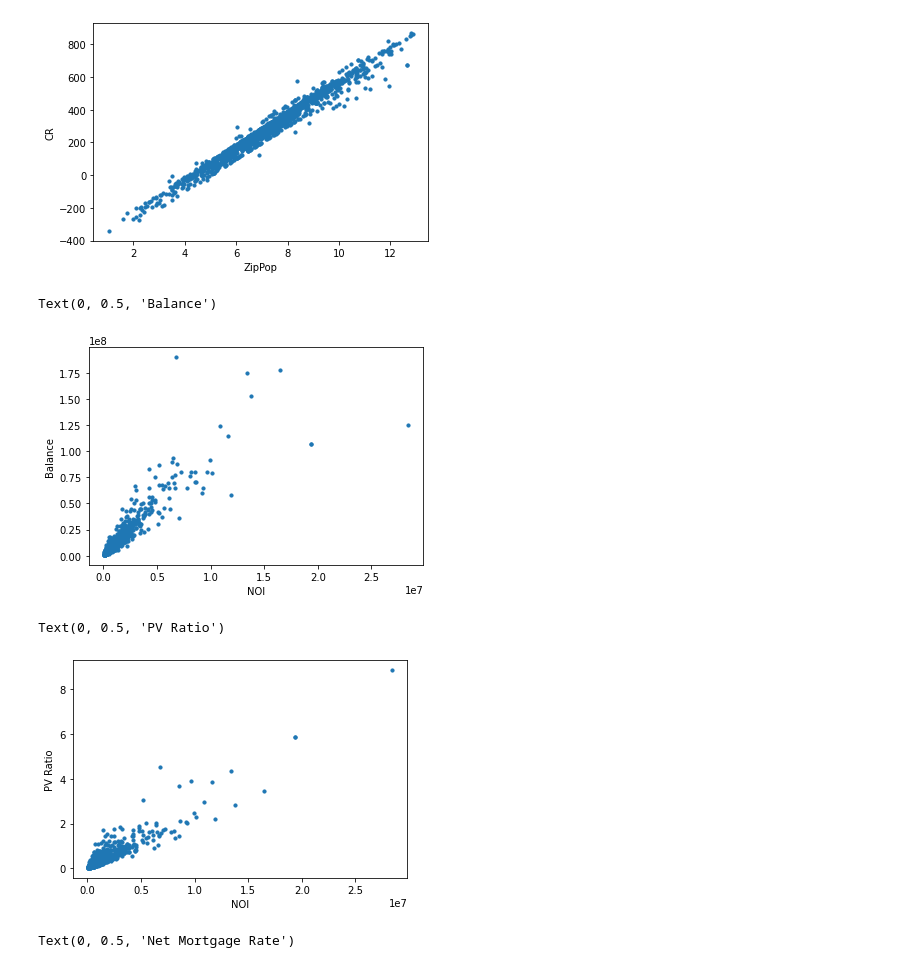
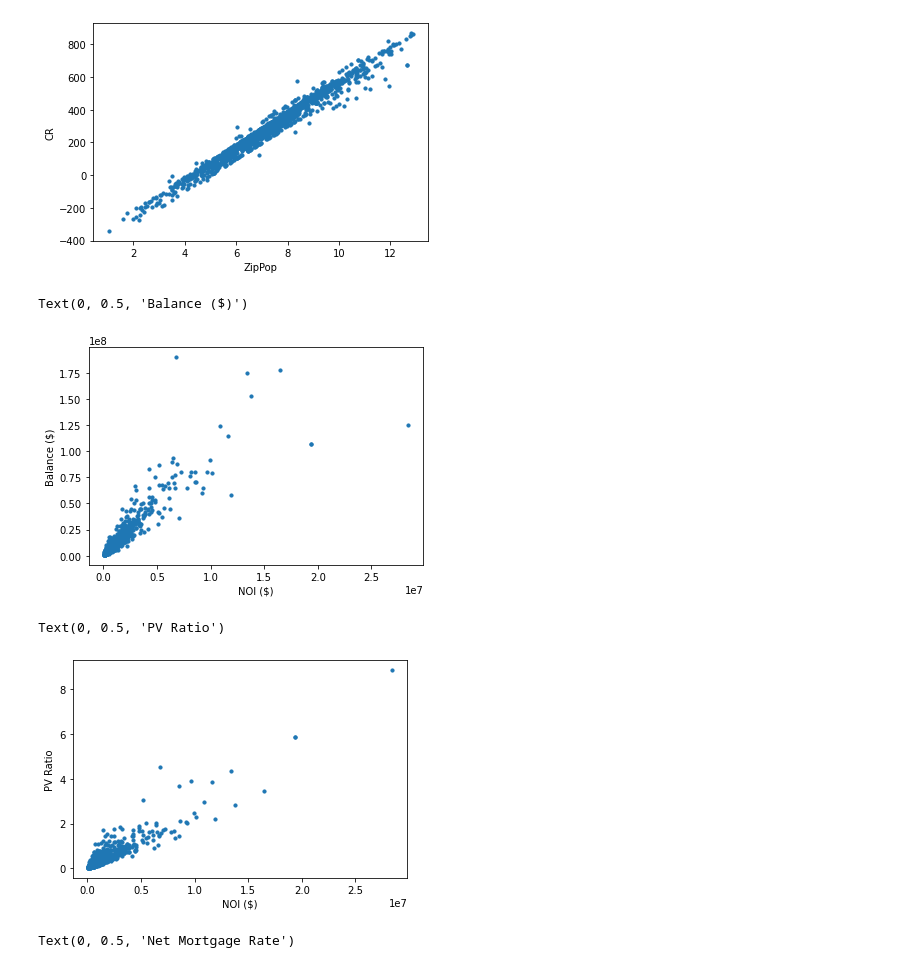
Before and after one commit to ainoal/machine_learning_project, a Jupyter notebook: machine_learning.ipynb, the cells around one changed output. Cells and saved outputs as stored; diff of their text form; code cells hidden in the pictures.

```diff
--- a/machine_learning.ipynb
+++ b/machine_learning.ipynb
@@ -286,22 +286,22 @@ Text(0, 0.5, 'CR')
 [figure]
 # %%
 plt.scatter(pay_loss_not_stand.NOI, pay_loss_not_stand.Balance, s=10)
-plt.xlabel('NOI')
-plt.ylabel('Balance')
+plt.xlabel('NOI ($)')
+plt.ylabel('Balance ($)')
 # plt.scatter(pay_loss.NOI, pay_loss.NOI_Ratio) <--- obviously correlated
 # plt.scatter(pay_loss.Balance, pay_loss.NOI_Ratio) <--- also obviously correlated
 # %% [output]
-Text(0, 0.5, 'Balance')
+Text(0, 0.5, 'Balance ($)')
-[figure, old version]
+[figure, new version]
 # %%
 plt.scatter(pay_loss_not_stand.NOI, pay_loss_not_stand.PV_Ratio, s=10)
-plt.xlabel('NOI')
+plt.xlabel('NOI ($)')
 plt.ylabel('PV Ratio')
 # --> plt.scatter(pay_loss.Balance, pay_loss.PV_Ratio)
 # and plt.scatter(pay_loss.PV_Ratio, pay_loss.NOI_Ratio) also correlated
 # %% [output]
 Text(0, 0.5, 'PV Ratio')
-[figure, old version]
+[figure, new version]
 # %%
 plt.scatter(pay_loss_not_stand.Rate, pay_loss_not_stand.Net_Mortgage_Rate, s=10)
 plt.xlabel('Rate')
```
Also changed, not shown: parts of 11 cells of this notebook.
